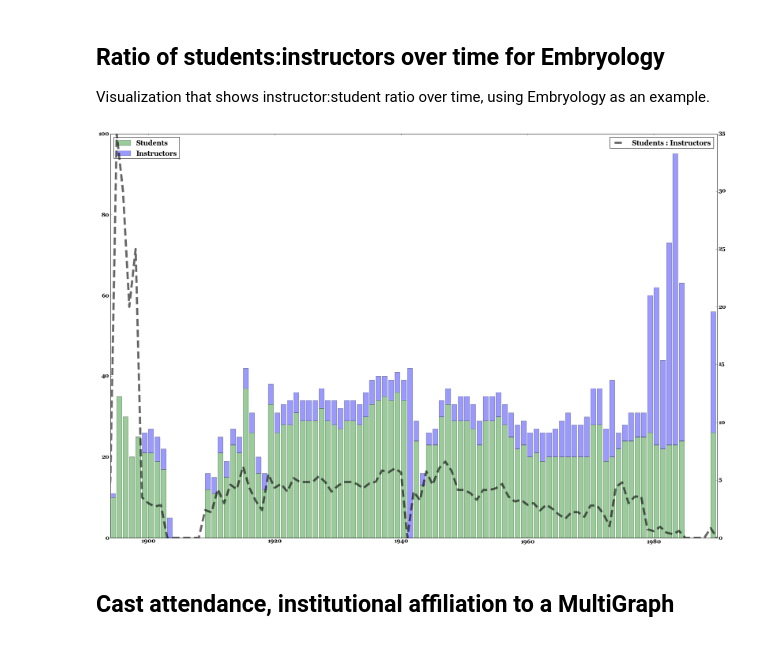
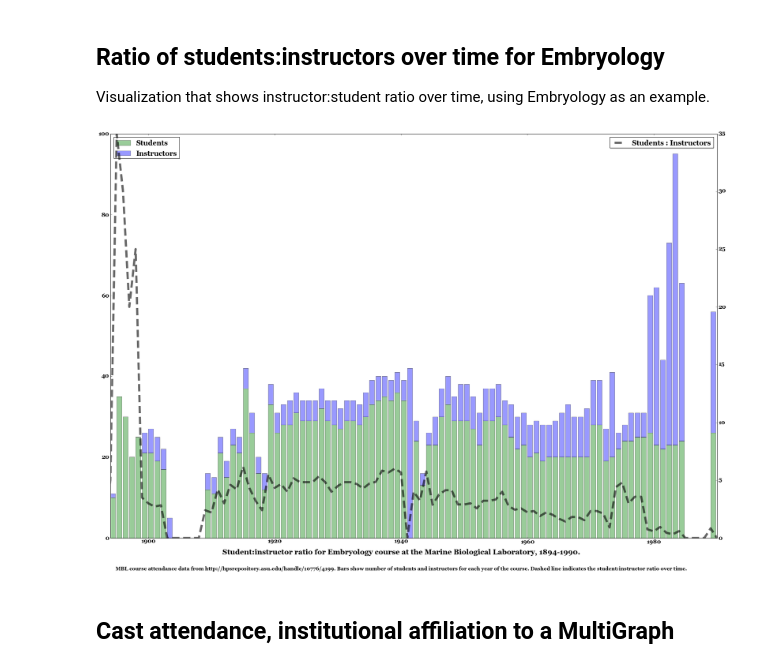
Before and after one commit to erickpeirson/MBL-course-data-visualizations, a Jupyter notebook: 2014-01-20 MBL Course Data.ipynb, the cells around one changed output. Saved outputs shown, nothing was run; the diff lists cells and outputs as text; code cells hidden in the pictures.

Commit message:
student:instructor figure
* added research assistant and laboratory assistant
* added figure title & caption

```diff
--- a/2014-01-20 MBL Course Data.ipynb
+++ b/2014-01-20 MBL Course Data.ipynb
@@ -12,7 +12,7 @@ import numpy as np
 # %% [markdown]
 ## Parse course attendance data
 # %%
-with open("/Users/erickpeirson/Desktop/mblhistory_people_authority_list.csv", "rb") as csvfile:
+with open("./data/mblhistory_people_authority_list.csv", "rb") as csvfile:
     data_list = [ row for row in csv.reader(csvfile.read().splitlines()) ]
 # %%
 fields = data_list[0]
@@ -56,7 +56,7 @@ data[0]
 # %% [markdown]
 ## Parse institutional affiliations data
 # %%
-with open("/Users/erickpeirson/Desktop/affiliations_data.csv", "rb") as csvfile:
+with open("./data/affiliations_data.csv", "rb") as csvfile:
     data_list = [ row for row in csv.reader(csvfile.read().splitlines()) ]
 # %%
 fields = data_list[0]
@@ -101,37 +101,47 @@ for d in data:
         if c['name'] == 'Embryology' and 1888 <= c['year'] <= 2000:
             if c['role'].lower() in ['instructor', 'faculty/staff/lecturer', 'course director', \
                             'special lecturer', 'lecturer', 'junior instructor', \
-                            'faculty/staff', 'instructor-in-chief' ]:
+                            'faculty/staff', 'instructor-in-chief', \
+                            'research assistant', 'laboratory assistant' ]:
                 embryology_instructors[c['year']] += 1
             if c['role'].lower() == 'student' or c['role'] == '':
                 embryology_students[c['year']] += 1
+# %%
+figure_title = "Student:instructor ratio for Embryology course at the Marine Biological Laboratory, 1894-1990."
+figure_caption = "MBL course attendance data from http://hpsrepository.asu.edu/handle/10776/4199." \
+                  + " Bars show number of students and instructors for each year of the course." \
+                  + " Dashed line indicates the student:instructor ratio over time."
 # %%
 instructor_y = np.array([ float(embryology_instructors[i]) for i in xrange(1893, 2000) ])
 student_y = np.array([ float(embryology_students[i]) for i in xrange(1893, 2000) ])
 ratio = ( student_y / ( instructor_y + 1 ) ) + 1
 
 fig = plt.figure(figsize=(30,20))
 ax1 = plt.subplot(1, 1, 1)
 font = {'family' : 'georgia',
         'weight' : 'bold',
         'size'   : 16}
 
 matplotlib.rc('font', **font)
 
 ax1.bar( range(1893,2000), student_y, lw=1, color='g', alpha=0.4, label='Students')
 ax1.bar( range(1893,2000), instructor_y, bottom=student_y, lw=1, color='b', alpha=0.4, label='Instructors')
 
+ax1.text(1940, -4, figure_title, horizontalalignment='center', fontsize=20)
+ax1.text(1940, -8, figure_caption, horizontalalignment='center', fontsize=14, style='normal')
+
 plt.legend(loc=2)
 
 ax2 = ax1.twinx()
 #ax2.set_yscale('log')
 ax2.plot( range(1893,2000), ratio-1, 'k--', lw=6, alpha=0.6, label="Students : Instructors", dashes=(20, 10))
 
 plt.xlim(1894,1990)
 plt.legend()
+
 plt.show()
 # %% [output]
-[figure, old version]
+[figure, new version]
 # %% [markdown]
 ## Cast attendance, institutional affiliation to a MultiGraph
 # %%
```
Also changed, not shown: 1 other file.
